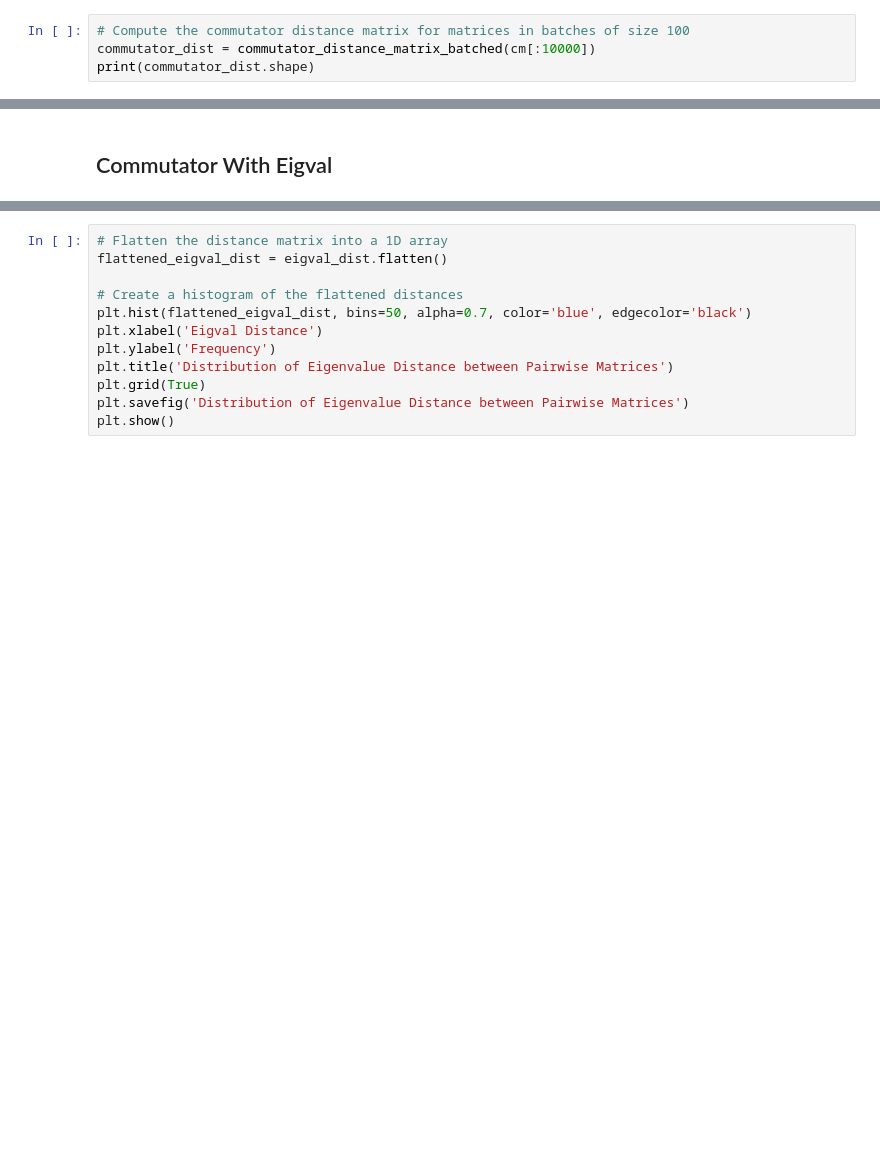
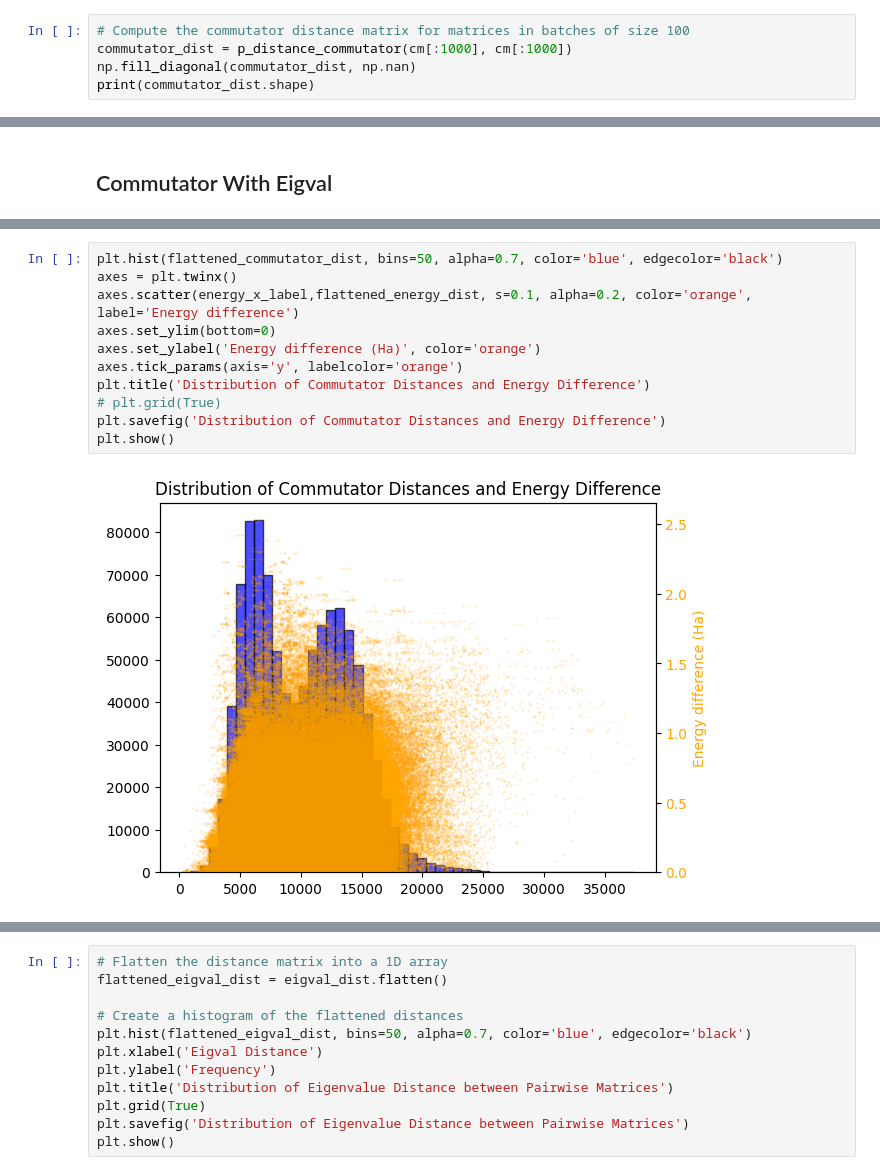
Before and after one commit to GabrielWu2004/Commutator_KRR, a Jupyter notebook: commutator_test.ipynb, the cells around one changed output, grey strips where cells are left out. Drawn from its saved outputs; the diff is of its cells as text; blank space fills up the shorter version.

```diff
--- a/commutator_test.ipynb
+++ b/commutator_test.ipynb
@@ -290,5 +340,6 @@ def commutator_distance_matrix_batched(arr, batch_size=1000):
     return distance_matrix
 # %%
 # Compute the commutator distance matrix for matrices in batches of size 100
-commutator_dist = commutator_distance_matrix_batched(cm[:10000])
+commutator_dist = p_distance_commutator(cm[:1000], cm[:1000])
+np.fill_diagonal(commutator_dist, np.nan)
 print(commutator_dist.shape)
@@ -412,2 +419,15 @@ print(commutator_eigval_dist.shape)
+# %%
+plt.hist(flattened_commutator_dist, bins=50, alpha=0.7, color='blue', edgecolor='black')
+axes = plt.twinx()
+axes.scatter(energy_x_label,flattened_energy_dist, s=0.1, alpha=0.2, color='orange', label='Energy difference')
+axes.set_ylim(bottom=0)
+axes.set_ylabel('Energy difference (Ha)', color='orange')
+axes.tick_params(axis='y', labelcolor='orange')
+plt.title('Distribution of Commutator Distances and Energy Difference')
+# plt.grid(True)
+plt.savefig('Distribution of Commutator Distances and Energy Difference')
+plt.show()
+# %% [output]
+[figure, added]
 # %%
 # Flatten the distance matrix into a 1D array
```
Also changed, not shown: parts of 39 cells of this notebook, 6 other files.
